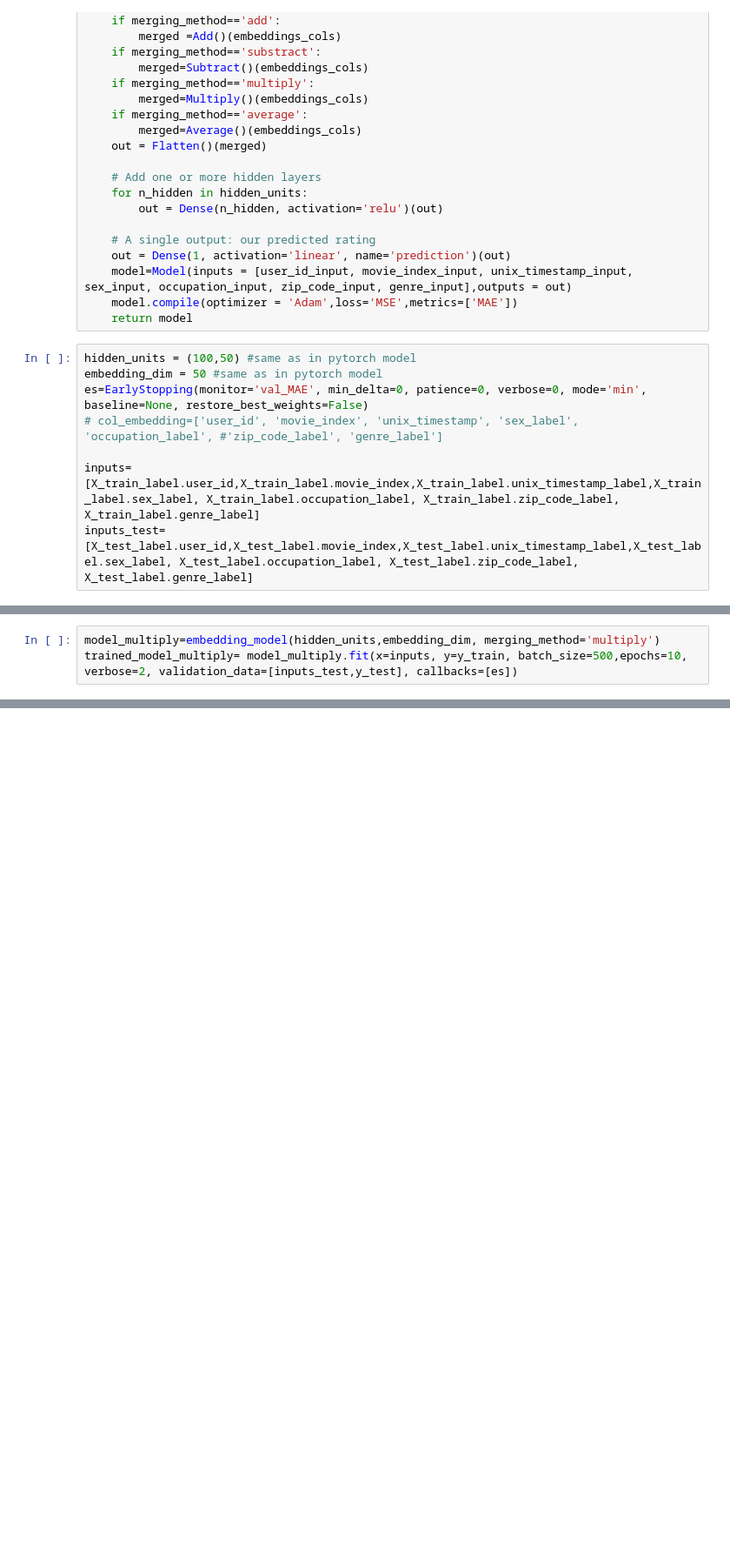
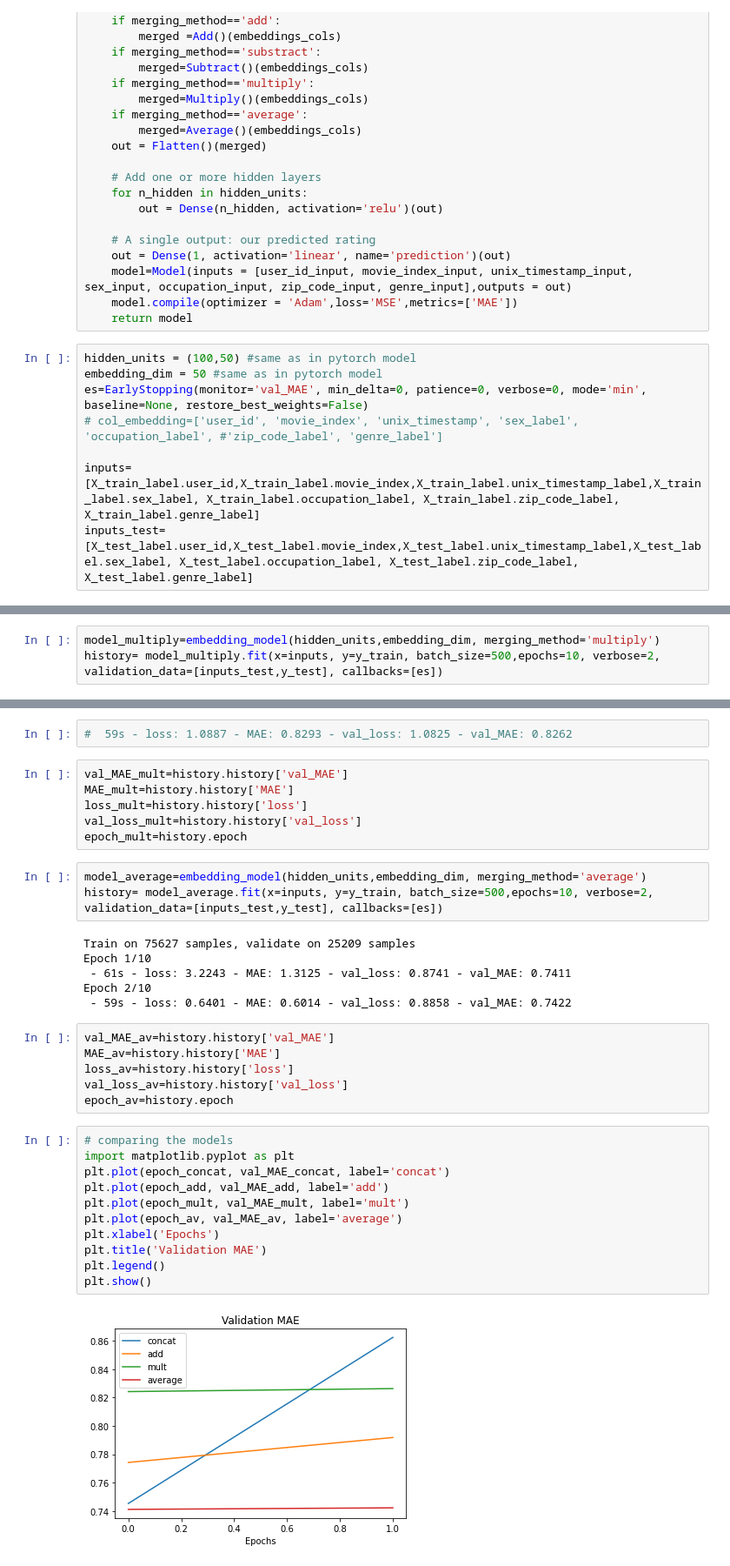
Before and after one commit to elenacramer/DLRM-with-Keras-for-movielens-dataset, a Jupyter notebook: DLRM_alldata.ipynb, the cells around one changed output, grey strips where cells are left out. Shown at 87% size. Drawn from its saved outputs; the diff is of its cells as text; blank space fills up the shorter version.

```diff
--- a/DLRM_alldata.ipynb
+++ b/DLRM_alldata.ipynb
@@ -279,6 +274,6 @@ Epoch 2/10
 # %%
 model_multiply=embedding_model(hidden_units,embedding_dim, merging_method='multiply')
-trained_model_multiply= model_multiply.fit(x=inputs, y=y_train, batch_size=500,epochs=10, verbose=2, validation_data=[inputs_test,y_test], callbacks=[es])
+history= model_multiply.fit(x=inputs, y=y_train, batch_size=500,epochs=10, verbose=2, validation_data=[inputs_test,y_test], callbacks=[es])
 # %% [output]
 Train on 75627 samples, validate on 25209 samples
 Epoch 1/10
@@ -289,0 +283,36 @@ Epoch 3/10
+# %%
+#  59s - loss: 1.0887 - MAE: 0.8293 - val_loss: 1.0825 - val_MAE: 0.8262
+# %%
+val_MAE_mult=history.history['val_MAE']
+MAE_mult=history.history['MAE']
+loss_mult=history.history['loss']
+val_loss_mult=history.history['val_loss']
+epoch_mult=history.epoch
+# %%
+model_average=embedding_model(hidden_units,embedding_dim, merging_method='average')
+history= model_average.fit(x=inputs, y=y_train, batch_size=500,epochs=10, verbose=2, validation_data=[inputs_test,y_test], callbacks=[es])
+# %% [output]
+Train on 75627 samples, validate on 25209 samples
+Epoch 1/10
+ - 61s - loss: 3.2243 - MAE: 1.3125 - val_loss: 0.8741 - val_MAE: 0.7411
+Epoch 2/10
+ - 59s - loss: 0.6401 - MAE: 0.6014 - val_loss: 0.8858 - val_MAE: 0.7422
+# %%
+val_MAE_av=history.history['val_MAE']
+MAE_av=history.history['MAE']
+loss_av=history.history['loss']
+val_loss_av=history.history['val_loss']
+epoch_av=history.epoch
+# %%
+# comparing the models
+import matplotlib.pyplot as plt
+plt.plot(epoch_concat, val_MAE_concat, label='concat')
+plt.plot(epoch_add, val_MAE_add, label='add')
+plt.plot(epoch_mult, val_MAE_mult, label='mult')
+plt.plot(epoch_av, val_MAE_av, label='average')
+plt.xlabel('Epochs')
+plt.title('Validation MAE')
+plt.legend()
+plt.show()
+# %% [output]
+[figure, added]
```
Also changed, not shown: parts of 47 cells of this notebook, 1 other file.
